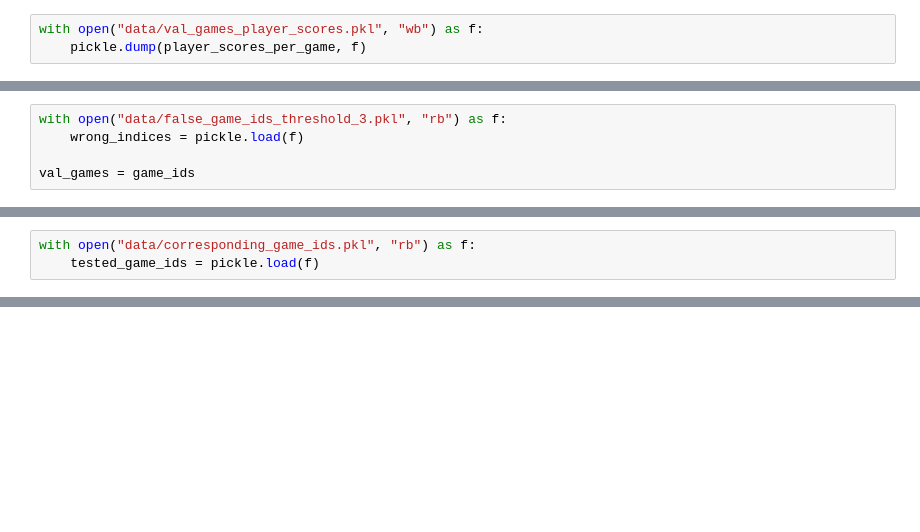
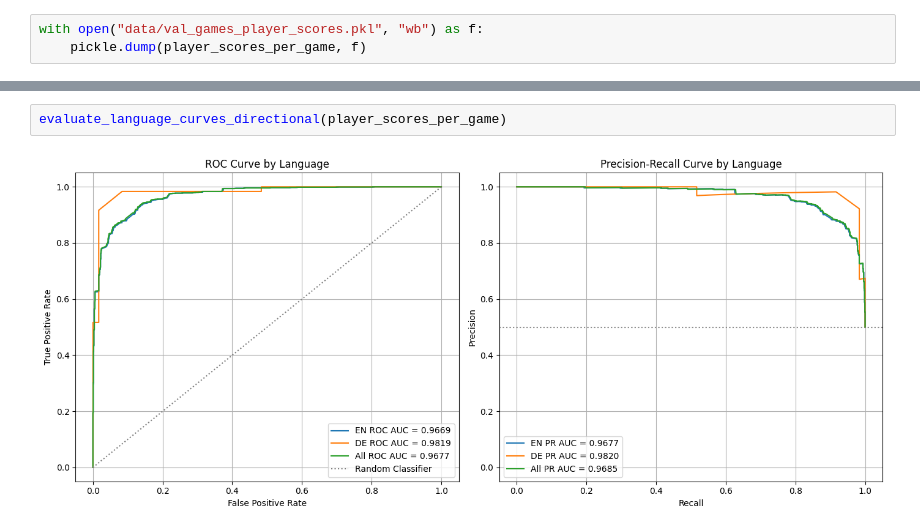
Before and after one commit to Viktor-Szolga/turing-game-accusation-system, a Jupyter notebook: analysis/classifier_evaluation.ipynb, the cells around one changed output, grey strips where cells are left out. Drawn from its saved outputs; the diff is of its cells as text; blank space fills up the shorter version.

```diff
--- a/analysis/classifier_evaluation.ipynb
+++ b/analysis/classifier_evaluation.ipynb
@@ -1128,5 +1083,0 @@ output = evaluate_thresholds_roc(player_scores_per_game, [0, 1, 2, 3, 5])
-# %%
-with open("data/false_game_ids_threshold_3.pkl", "rb") as f:
-    wrong_indices = pickle.load(f)
-
-val_games = game_ids
@@ -1176,3 +1083,0 @@ print(english)
-# %%
-with open("data/corresponding_game_ids.pkl", "rb") as f:
-    tested_game_ids = pickle.load(f)
@@ -1243,0 +1152,4 @@ output = evaluate_language_curves(player_scores_per_game)
+# %%
+evaluate_language_curves_directional(player_scores_per_game)
+# %% [output]
+[figure, added]
```
Also changed, not shown: parts of 43 cells of this notebook, 2 other files.
